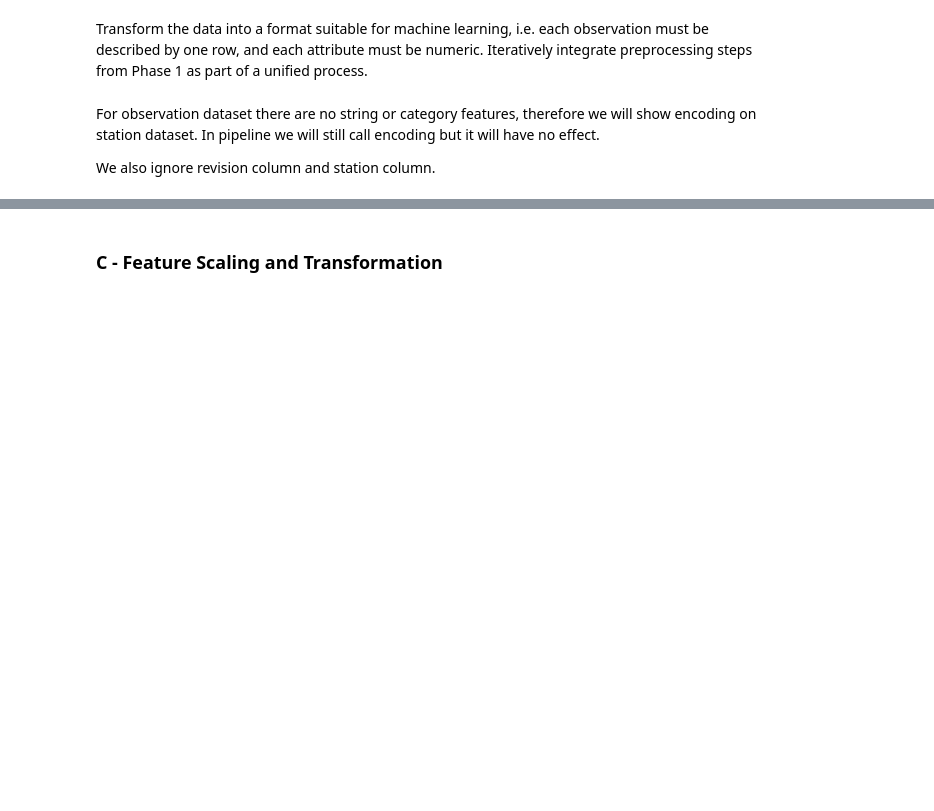
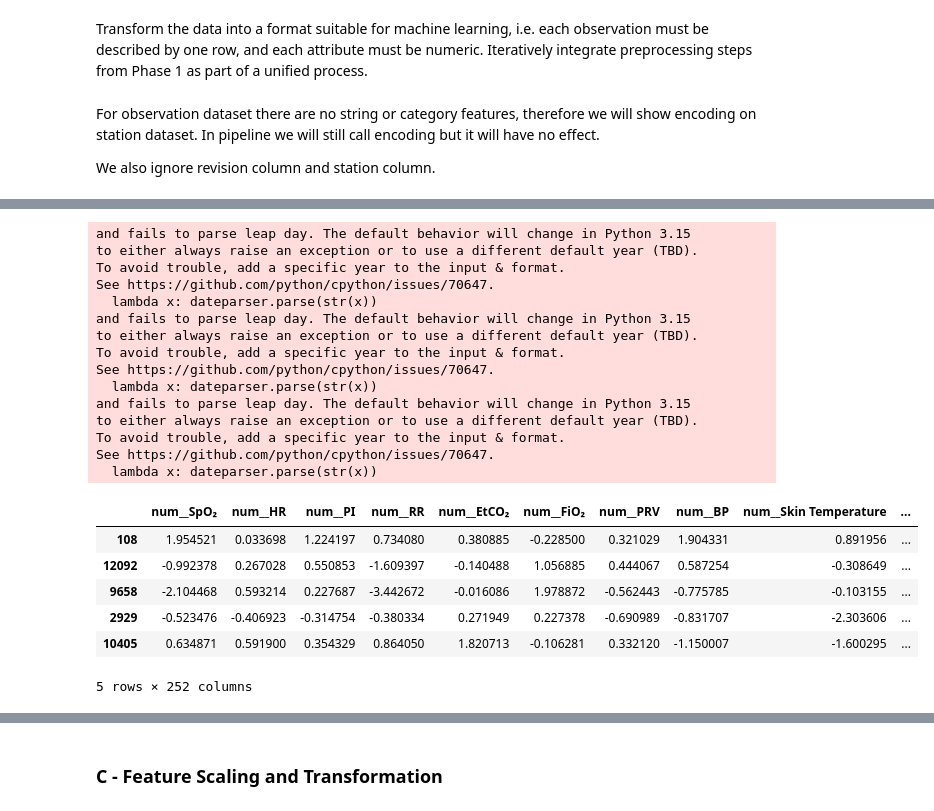
Before and after one commit to kurcinamarian/IAU, a Jupyter notebook: phase_2.ipynb, the cells around one changed output, grey strips where cells are left out. Drawn from its saved outputs; the diff is of its cells as text; code cells hidden in the pictures; blank space fills up the shorter version.

Commit message:
added transformations as well as scaling to the pipelines

```diff
--- a/phase_2.ipynb
+++ b/phase_2.ipynb
@@ -53,3 +57,8 @@ You can solve data-related issues iteratively across all phases, as needed.
 ### A - Train–Test Split
 # %% [markdown]
 Split the data into training and test sets according to your predefined ratio. Continue working only with the training dataset.
+# %%
+before = len(observation)
+observation = observation.drop_duplicates()
+after = len(observation)
+print("Removed duplicates:", before - after)
@@ -364,0 +409,74 @@ station.head()
+# %%
+def get_numeric_columns(df):
+    return df.select_dtypes(include=['int', 'float']).columns.tolist()
+
+numeric_pipeline = Pipeline([
+    #("power", PowerTransformer(method="yeo-johnson")),
+    ("poly", PolynomialFeatures(degree=2, include_bias=False)),
+    ("scaler", StandardScaler()),
+    #("scaler", MinMaxScaler(feature_range=(-1, 1)))
+])
+
+observation_pipeline = Pipeline([
+    ("schema", EnforceSchema(schema=observation_schema)),
+    ("ranges", EnforceValueRanges(ranges=valid_ranges)),
+    ("drop_geo", DropColumns(columns=['latitude', 'longitude'])),
+    ("drop_na", DropNA(how='any')),
+    ("remove_duplicates", RemoveDuplicates()),
+    ("encode", ColumnTransformer([
+        ('cat', cat_pipeline, []),
+        ('num', numeric_pipeline, get_numeric_columns)
+    ], remainder='passthrough').set_output(transform="pandas")),
+])
+
+station_pipeline = Pipeline([
+    ("schema", EnforceSchema(schema=station_schema)),
+    ("drop_station_and_date", DropColumns(columns=['station', 'revision'])),
+    ("parse_location", ParseLocation(column='location')),
+    ("drop_na", DropNA(how='any')),
+    ("remove_duplicates", RemoveDuplicates()),
+    ("encode", ColumnTransformer([
+        ('cat', cat_pipeline, []),
+        ('num', numeric_pipeline, get_numeric_columns)
+    ], remainder='passthrough').set_output(transform="pandas")),
+])
+
+patient_pipeline = Pipeline([
+    ("schema", EnforceSchema(schema=patient_schema)),
+    ("remove_duplicates", RemoveDuplicates()),
+    ("encode", ColumnTransformer([
+        ('cat', cat_pipeline, [])
+        #('num', numeric_pipeline, get_numeric_columns)
+    ], remainder='passthrough').set_output(transform="pandas")),
+])
+
+
+
+observation = observation_pipeline.fit_transform(train)
+station = station_pipeline.fit_transform(pd.read_csv("dataset/station.csv", sep='\t'))
+patient = patient_pipeline.fit_transform(pd.read_csv("dataset/patient.csv", sep='\t'))
+
+observation.head()
+# %% [output]
+and fails to parse leap day. The default behavior will change in Python 3.15
+to either always raise an exception or to use a different default year (TBD).
+To avoid trouble, add a specific year to the input & format.
+See https://github.com/python/cpython/issues/70647.
+  lambda x: dateparser.parse(str(x))
+and fails to parse leap day. The default behavior will change in Python 3.15
+to either always raise an exception or to use a different default year (TBD).
+To avoid trouble, add a specific year to the input & format.
+See https://github.com/python/cpython/issues/70647.
+  lambda x: dateparser.parse(str(x))
+and fails to parse leap day. The default behavior will change in Python 3.15
+to either always raise an exception or to use a different default year (TBD).
+To avoid trouble, add a specific year to the input & format.
+See https://github.com/python/cpython/issues/70647.
+  lambda x: dateparser.parse(str(x))
+|  | num__SpO₂ | num__HR | num__PI | num__RR | num__EtCO₂ | num__FiO₂ | num__PRV | num__BP | num__Skin Temperature | ... |
+| 108 | 1.954521 | 0.033698 | 1.224197 | 0.734080 | 0.380885 | -0.228500 | 0.321029 | 1.904331 | 0.891956 | ... |
+| 12092 | -0.992378 | 0.267028 | 0.550853 | -1.609397 | -0.140488 | 1.056885 | 0.444067 | 0.587254 | -0.308649 | ... |
+| 9658 | -2.104468 | 0.593214 | 0.227687 | -3.442672 | -0.016086 | 1.978872 | -0.562443 | -0.775785 | -0.103155 | ... |
+| 2929 | -0.523476 | -0.406923 | -0.314754 | -0.380334 | 0.271949 | 0.227378 | -0.690989 | -0.831707 | -2.303606 | ... |
+| 10405 | 0.634871 | 0.591900 | 0.354329 | 0.864050 | 1.820713 | -0.106281 | 0.332120 | -1.150007 | -1.600295 | ... |
+5 rows × 252 columns
```
Also changed, not shown: parts of 7 cells of this notebook, 1 other file.
